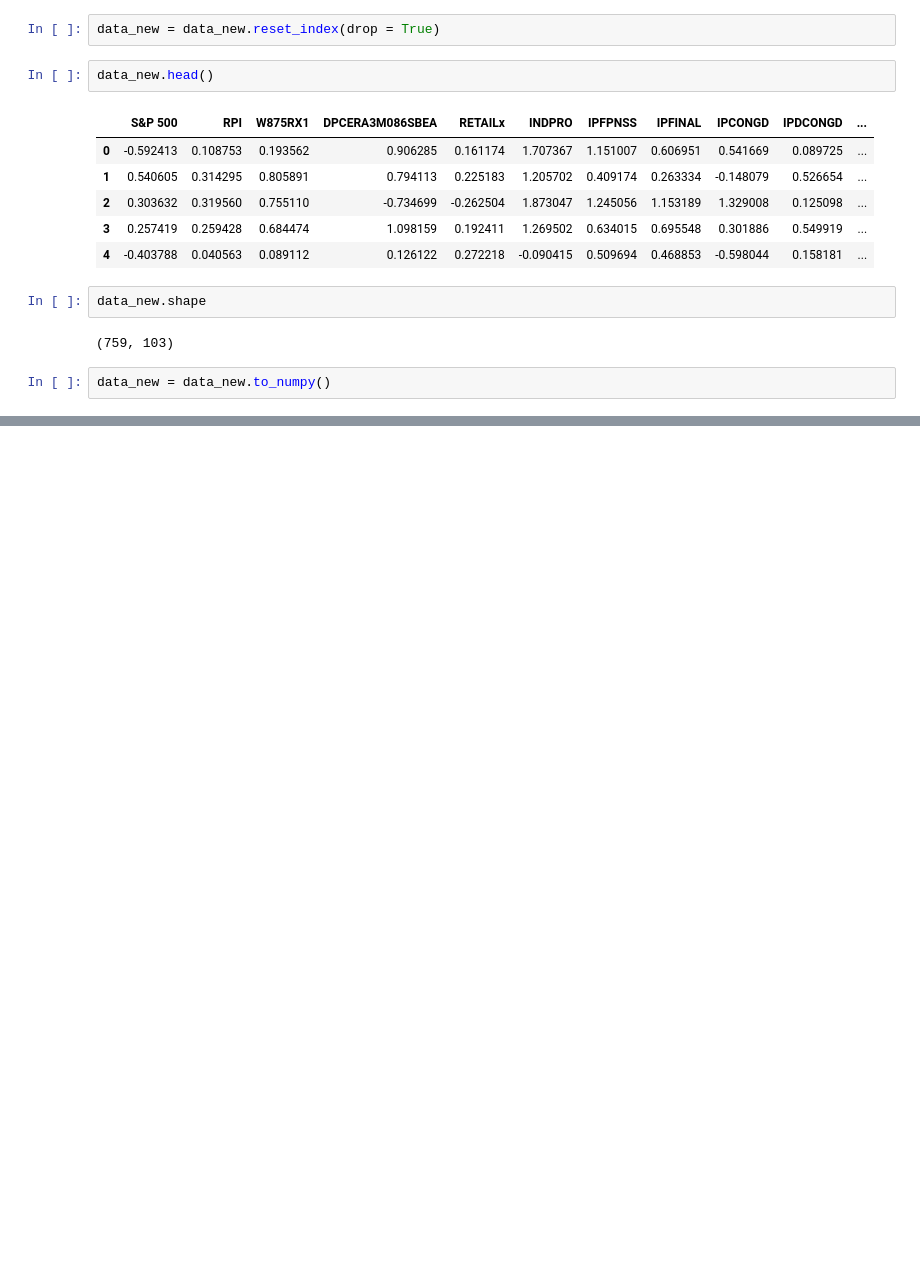
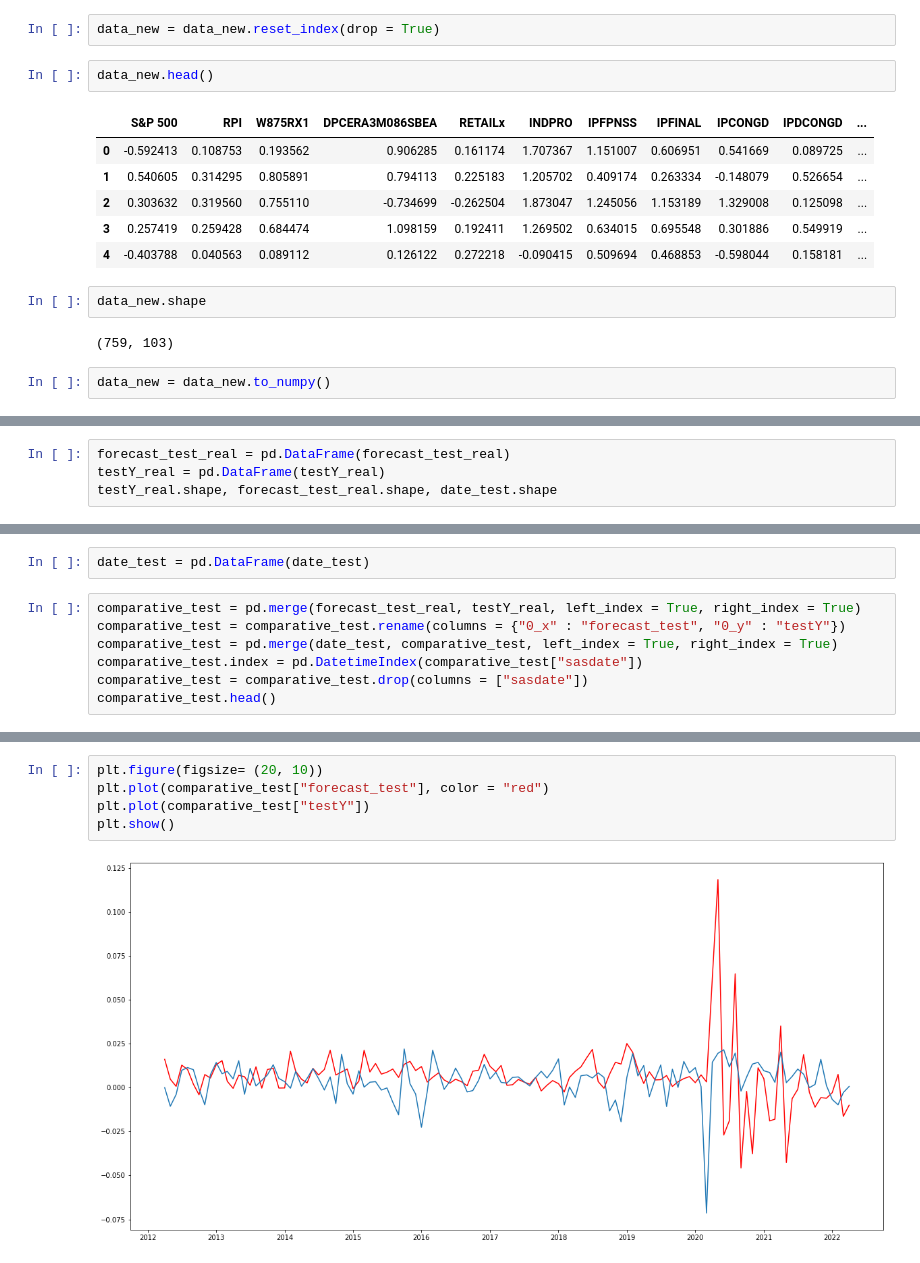
Before and after one commit to caiobaptistaa/Econometria-4_PUC-Rio, a Jupyter notebook: LSTM_Recurrent_Neural_Net.ipynb, the cells around one changed output, grey strips where cells are left out. Cells and saved outputs as stored; diff of their text form; blank space fills up the shorter version.

```diff
--- a/LSTM_Recurrent_Neural_Net.ipynb
+++ b/LSTM_Recurrent_Neural_Net.ipynb
@@ -271,0 +376,4 @@ forecast = model.predict(trainX)
+# %%
+forecast_test_real = pd.DataFrame(forecast_test_real)
+testY_real = pd.DataFrame(testY_real)
+testY_real.shape, forecast_test_real.shape, date_test.shape
@@ -271,0 +397,9 @@ forecast = model.predict(trainX)
+# %%
+date_test = pd.DataFrame(date_test)
+# %%
+comparative_test = pd.merge(forecast_test_real, testY_real, left_index = True, right_index = True)
+comparative_test = comparative_test.rename(columns = {"0_x" : "forecast_test", "0_y" : "testY"})
+comparative_test = pd.merge(date_test, comparative_test, left_index = True, right_index = True)
+comparative_test.index = pd.DatetimeIndex(comparative_test["sasdate"])
+comparative_test = comparative_test.drop(columns = ["sasdate"])
+comparative_test.head()
@@ -278,0 +425,7 @@ plt.show()
+# %%
+plt.figure(figsize= (20, 10))
+plt.plot(comparative_test["forecast_test"], color = "red")
+plt.plot(comparative_test["testY"])
+plt.show()
+# %% [output]
+[figure, added]
```
Also changed, not shown: parts of 28 cells of this notebook.
